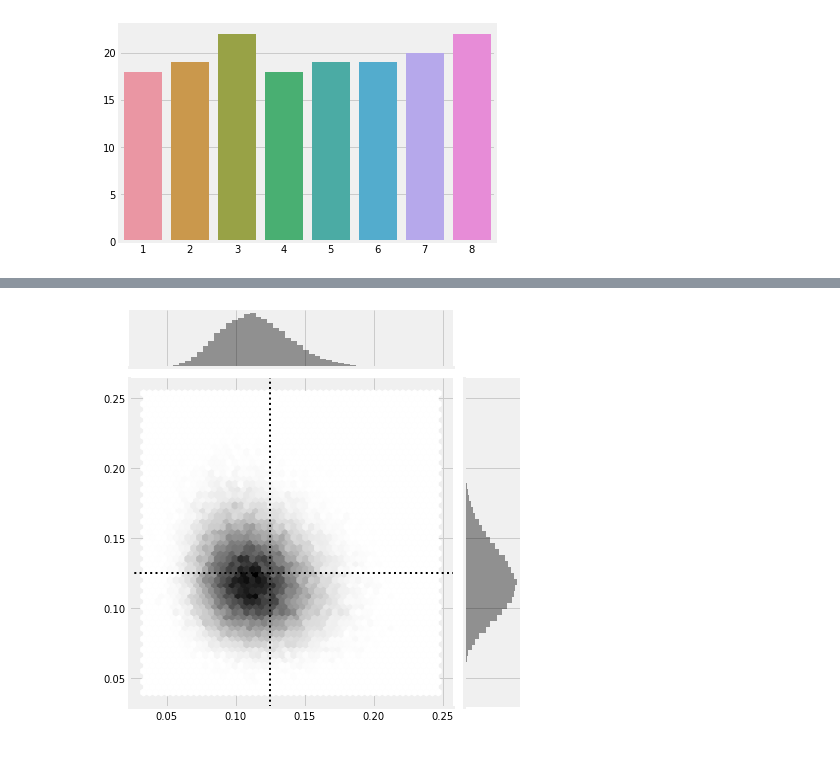
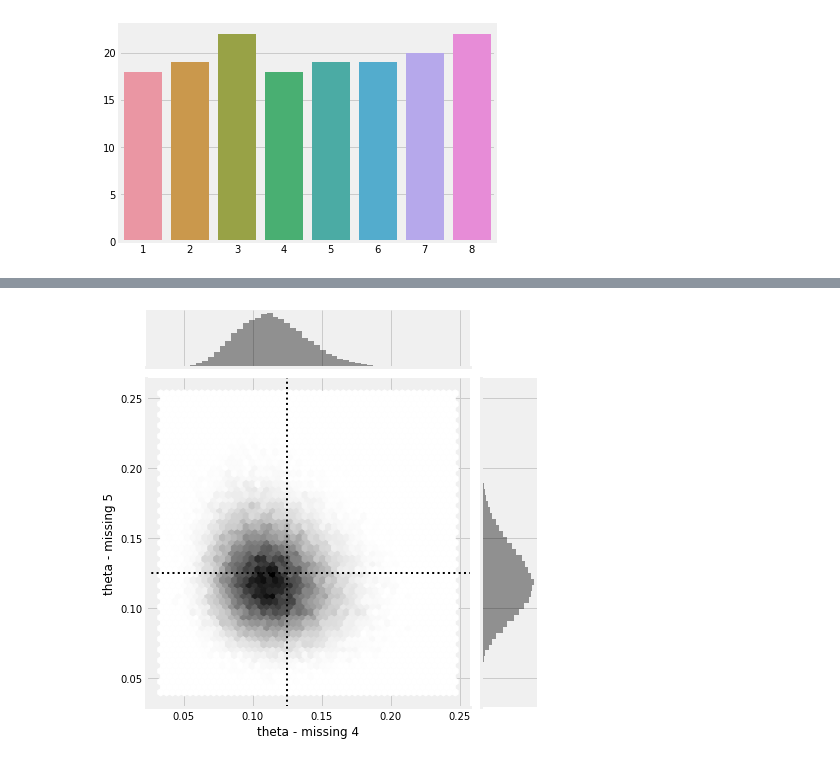
Before and after one commit to clausherther/public, a Jupyter notebook: Rethinking - Andrew's Spinner.ipynb, the cells around one changed output, grey strips where cells are left out. Cells and saved outputs as stored; diff of their text form; code cells hidden in the pictures.

Commit message:
Adds plots

```diff
--- a/Rethinking - Andrew's Spinner.ipynb
+++ b/Rethinking - Andrew's Spinner.ipynb
@@ -115,9 +127,10 @@ sns.barplot(x=np.arange(1, k+1), y=np.median(trace_frequency["data_obs_imputed"]
 # %%
 g = sns.jointplot(trace_frequency["theta"][:, 3],
               trace_frequency["theta"][:, 4],
               kind="hex",
               color="k")
 g.ax_joint.axhline(1/k, linestyle="dotted", linewidth=2, color="k")
-g.ax_joint.axvline(1/k, linestyle="dotted", linewidth=2, color="k");
+g.ax_joint.axvline(1/k, linestyle="dotted", linewidth=2, color="k")
+g.set_axis_labels("theta - missing 4", "theta - missing 5");
 # %% [output]
-[figure, old version]
+[figure, new version]
```
Also changed, not shown: parts of 2 cells of this notebook.
